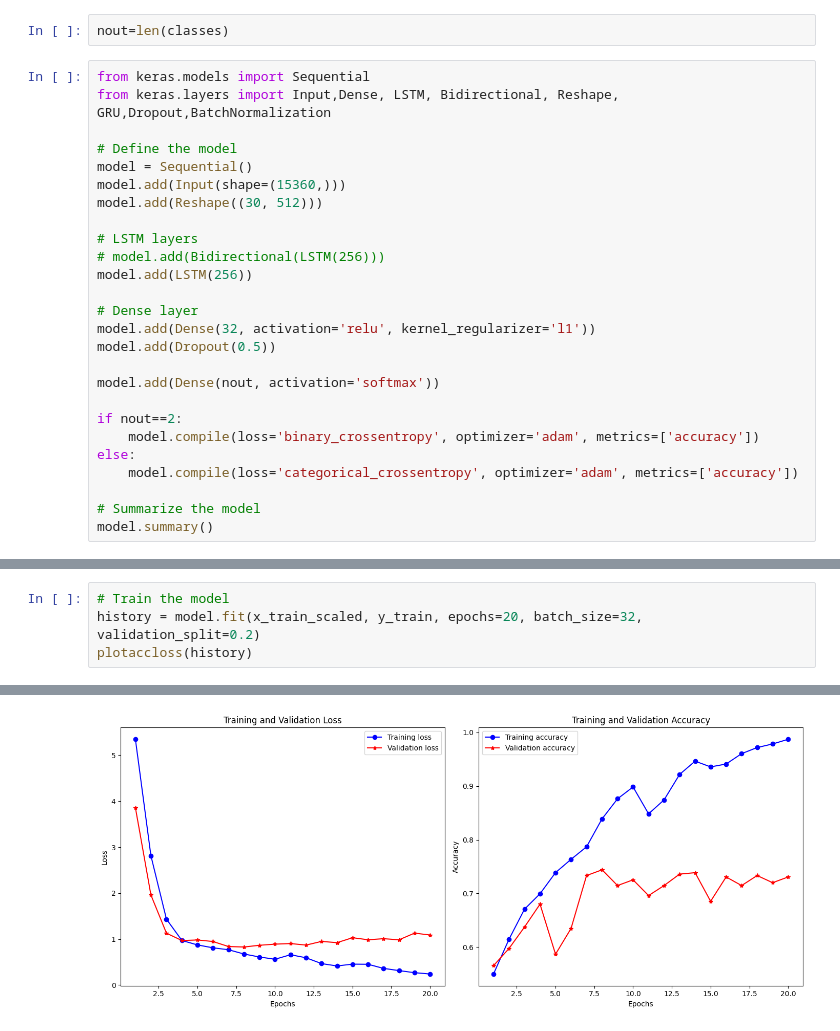
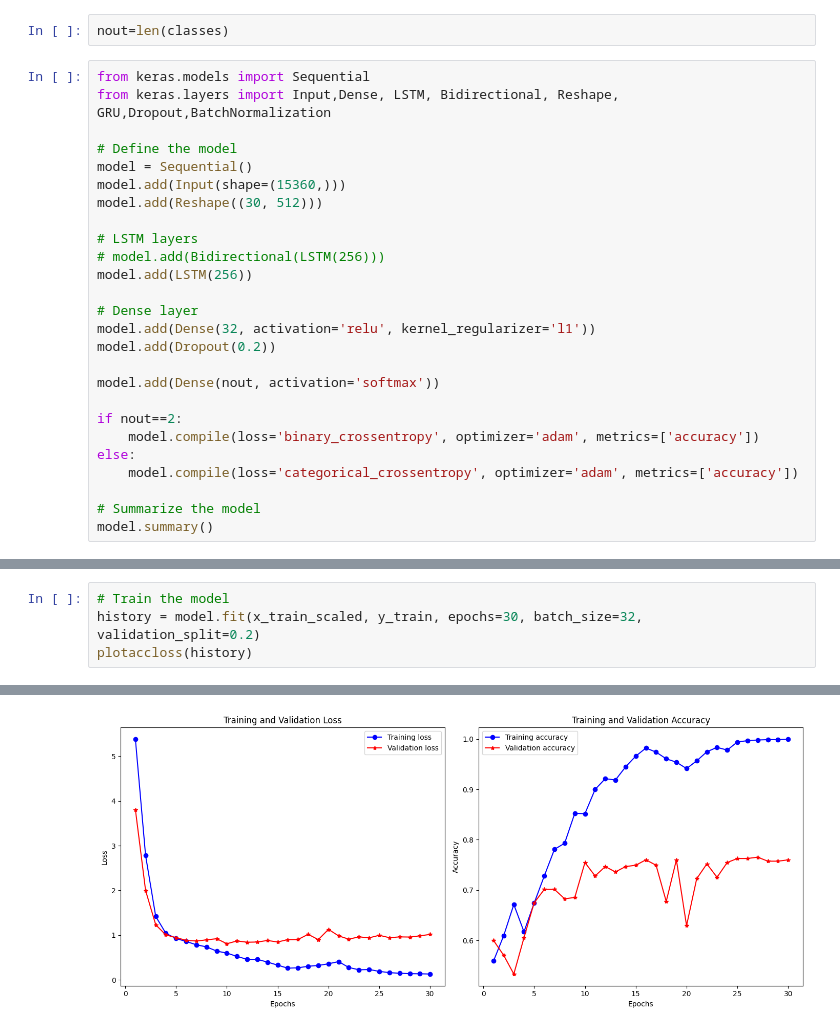
Before and after one commit to berenidur/grupo03_RPatrones_2024_I, a Jupyter notebook: Proyecto de curso/Código/avance5_model.ipynb, the cells around one changed output, grey strips where cells are left out. Cells and saved outputs as stored; diff of their text form.

```diff
--- a/Proyecto de curso/Código/avance5_model.ipynb
+++ b/Proyecto de curso/Código/avance5_model.ipynb
@@ -75,7 +65,7 @@ model.add(LSTM(256))
 
 # Dense layer
 model.add(Dense(32, activation='relu', kernel_regularizer='l1'))
-model.add(Dropout(0.5))
+model.add(Dropout(0.2))
 
 model.add(Dense(nout, activation='softmax'))
 
@@ -106,6 +96,6 @@ Model: "sequential_13"
  Non-trainable params: 0 (0.00 B)
 # %%
 # Train the model
-history = model.fit(x_train_scaled, y_train, epochs=20, batch_size=32, validation_split=0.2)
+history = model.fit(x_train_scaled, y_train, epochs=30, batch_size=32, validation_split=0.2)
 plotaccloss(history)
 # %% [output]
@@ -129,4 +119,4 @@ Epoch 20/20
-[figure, old version]
+[figure, new version]
 # %%
 # Evaluate the model
 loss, accuracy = model.evaluate(x_test_scaled, y_test)
```
Also changed, not shown: parts of 6 cells of this notebook.
